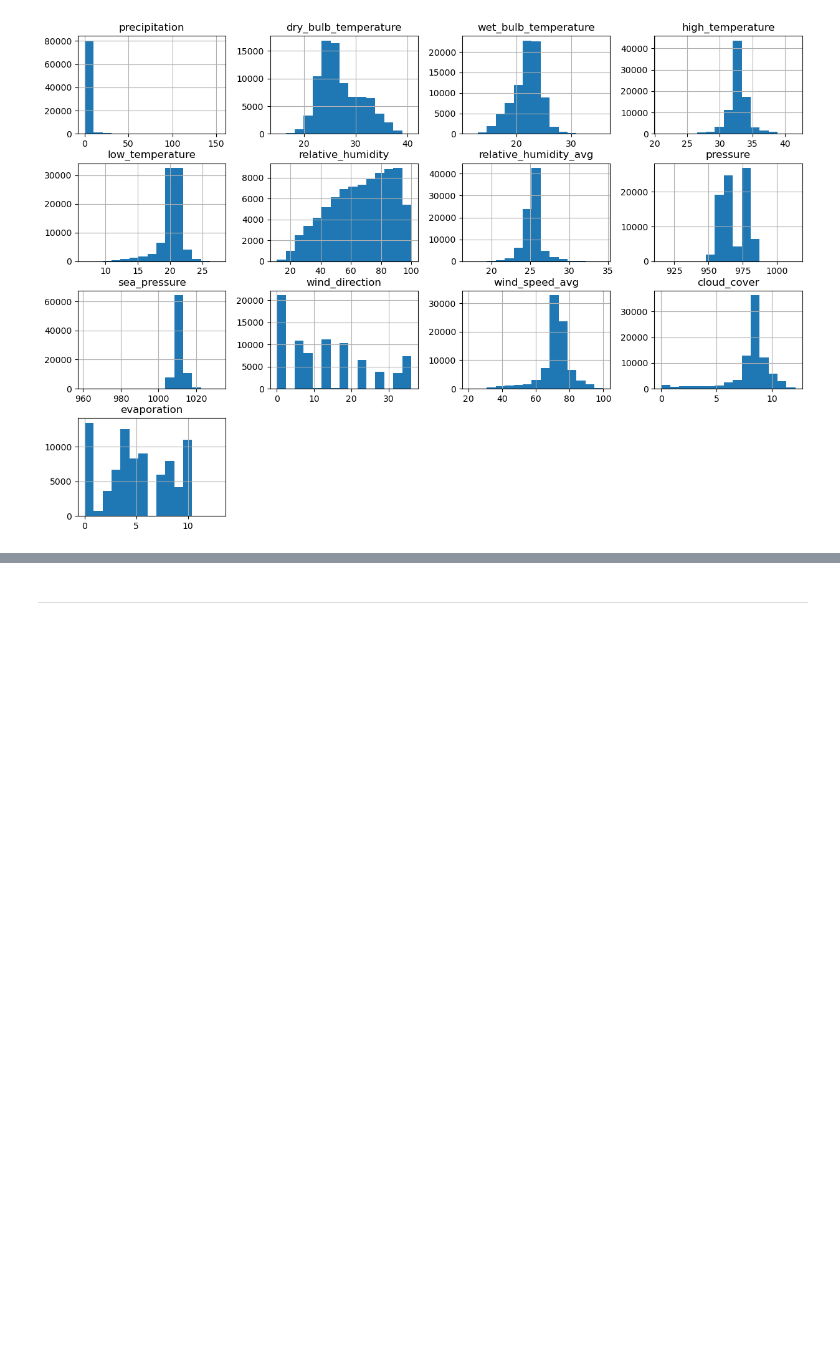
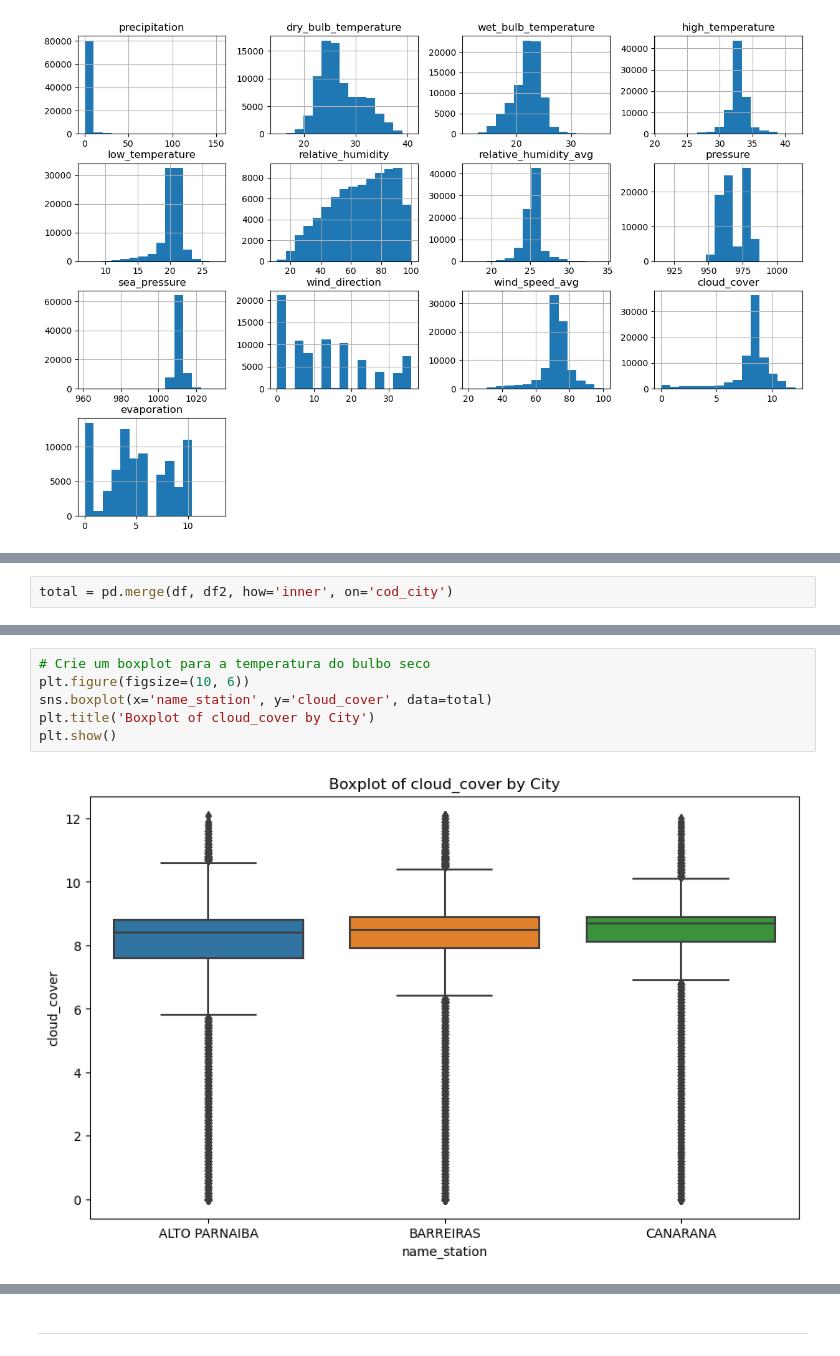
Before and after one commit to jplavorr/seedz, a Jupyter notebook: questions_python.ipynb, the cells around one changed output, grey strips where cells are left out. Saved outputs shown, nothing was run; the diff lists cells and outputs as text; blank space fills up the shorter version.

```diff
--- a/questions_python.ipynb
+++ b/questions_python.ipynb
@@ -241,0 +249,2 @@ df.drop(['cod_city', 'date', 'hour'], axis=1).hist(bins=15, figsize=(15,10));
+# %%
+total = pd.merge(df, df2, how='inner', on='cod_city')
@@ -241,0 +260,8 @@ df.drop(['cod_city', 'date', 'hour'], axis=1).hist(bins=15, figsize=(15,10));
+# %%
+# Crie um boxplot para a temperatura do bulbo seco
+plt.figure(figsize=(10, 6))
+sns.boxplot(x='name_station', y='cloud_cover', data=total)
+plt.title('Boxplot of cloud_cover by City')
+plt.show()
+# %% [output]
+[figure, added]
```
Also changed, not shown: parts of 21 cells of this notebook, 1 other file.
